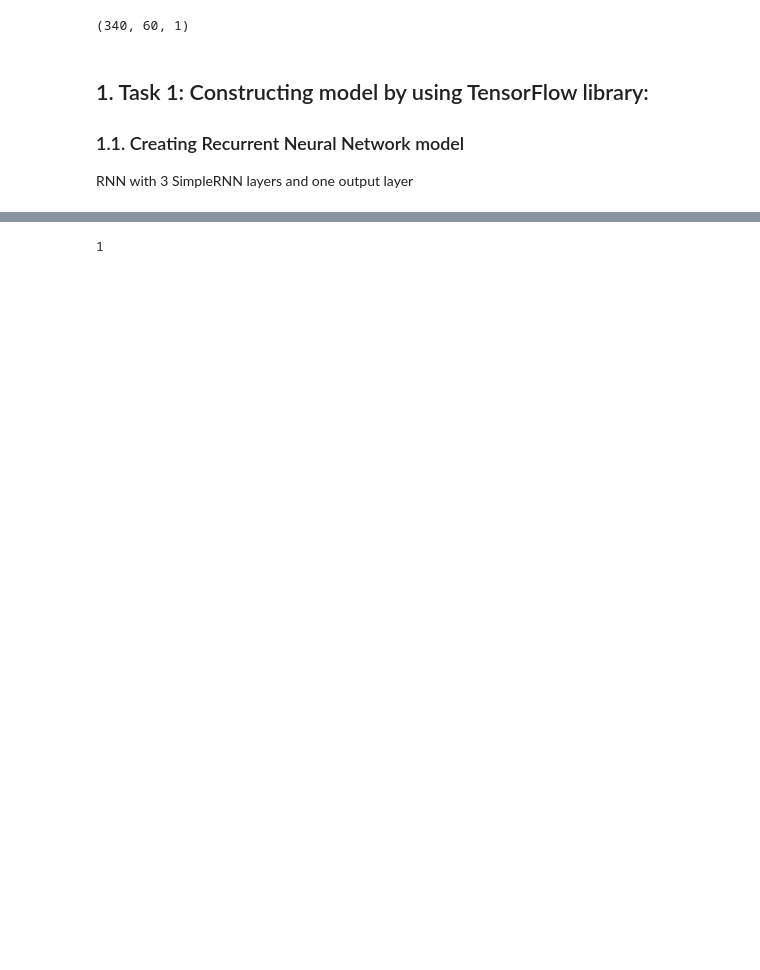
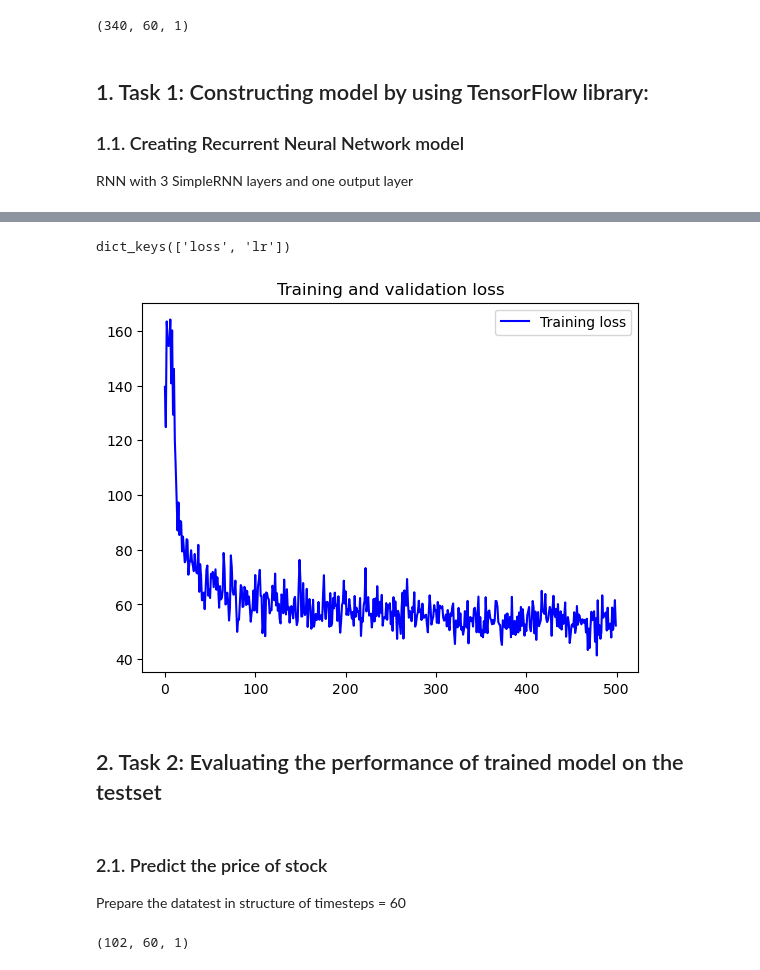
Before and after one commit to clee74/AI_Class, a Jupyter notebook: P4_DeepLearning/S3_RecurrentNN/Demo_1_RecurrentNN.ipynb, the cells around one changed output, grey strips where cells are left out. Cells and saved outputs as stored; diff of their text form; code cells hidden in the pictures; blank space fills up the shorter version.

```diff
--- a/P4_DeepLearning/S3_RecurrentNN/Demo_1_RecurrentNN.ipynb
+++ b/P4_DeepLearning/S3_RecurrentNN/Demo_1_RecurrentNN.ipynb
@@ -272 +272,19 @@ Epoch 300/300
+# %%
+print(history.history.keys())
+# %% [output]
+dict_keys(['loss', 'lr'])
+# %%
+loss = history.history['loss']
+epochs = range(len(loss))
+plt.plot(epochs, loss, 'b', label='Training loss')
+plt.title('Training and validation loss')
+plt.legend()
+plt.show()
+# %% [output]
+[figure, added]
+# %% [markdown]
+## 2. Task 2: Evaluating the performance of trained model on the testset
+# %% [markdown]
+### 2.1. Predict the price of stock
+Prepare the datatest in structure of timesteps = 60
 # %%
@@ -278,4 +298,4 @@ for i in range(len(test_data)):
 # %%
-print(len(X_test[101]))
+print(X_test.shape)
 # %% [output]
-1
+(102, 60, 1)
```
Also changed, not shown: parts of 20 cells of this notebook, 1 other file.
